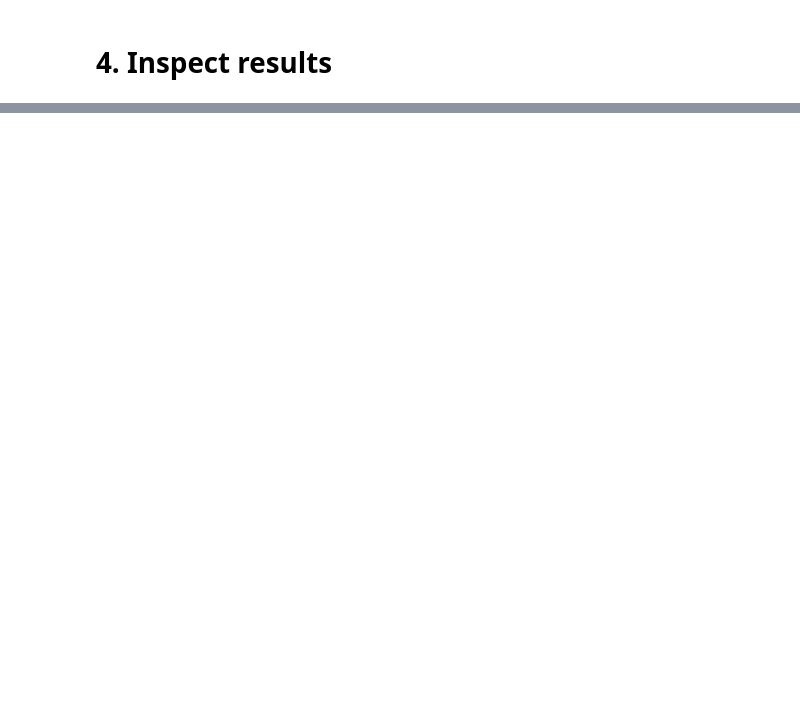
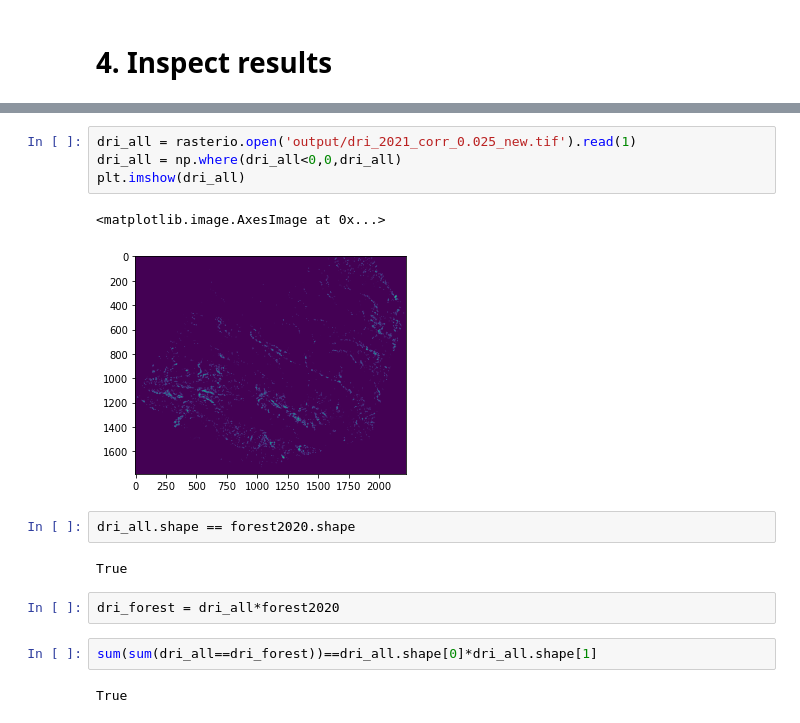
Before and after one commit to pantonar/forest_mind, a Jupyter notebook: analysis/dri_outputs.ipynb, the cells around one changed output, grey strips where cells are left out. Drawn from its saved outputs; the diff is of its cells as text; blank space fills up the shorter version.

```diff
--- a/analysis/dri_outputs.ipynb
+++ b/analysis/dri_outputs.ipynb
@@ -189,0 +217,17 @@ corr_0.1
+# %%
+dri_all = rasterio.open('output/dri_2021_corr_0.025_new.tif').read(1)
+dri_all = np.where(dri_all<0,0,dri_all)
+plt.imshow(dri_all)
+# %% [output]
+<matplotlib.image.AxesImage at 0x...>
+[figure, added]
+# %%
+dri_all.shape == forest2020.shape
+# %% [output]
+True
+# %%
+dri_forest = dri_all*forest2020
+# %%
+sum(sum(dri_all==dri_forest))==dri_all.shape[0]*dri_all.shape[1]
+# %% [output]
+True
```
Also changed, not shown: parts of 41 cells of this notebook, 1 other file.
